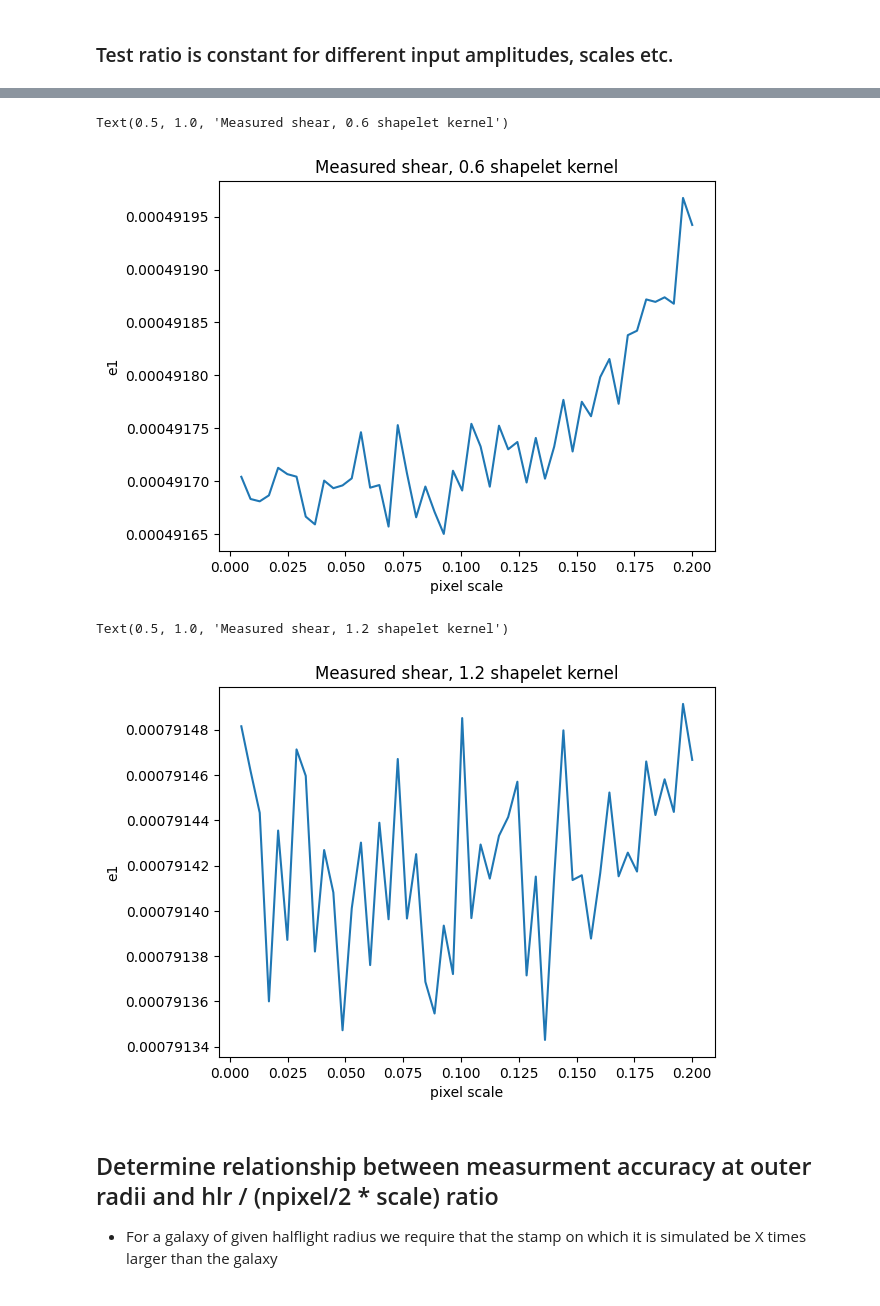
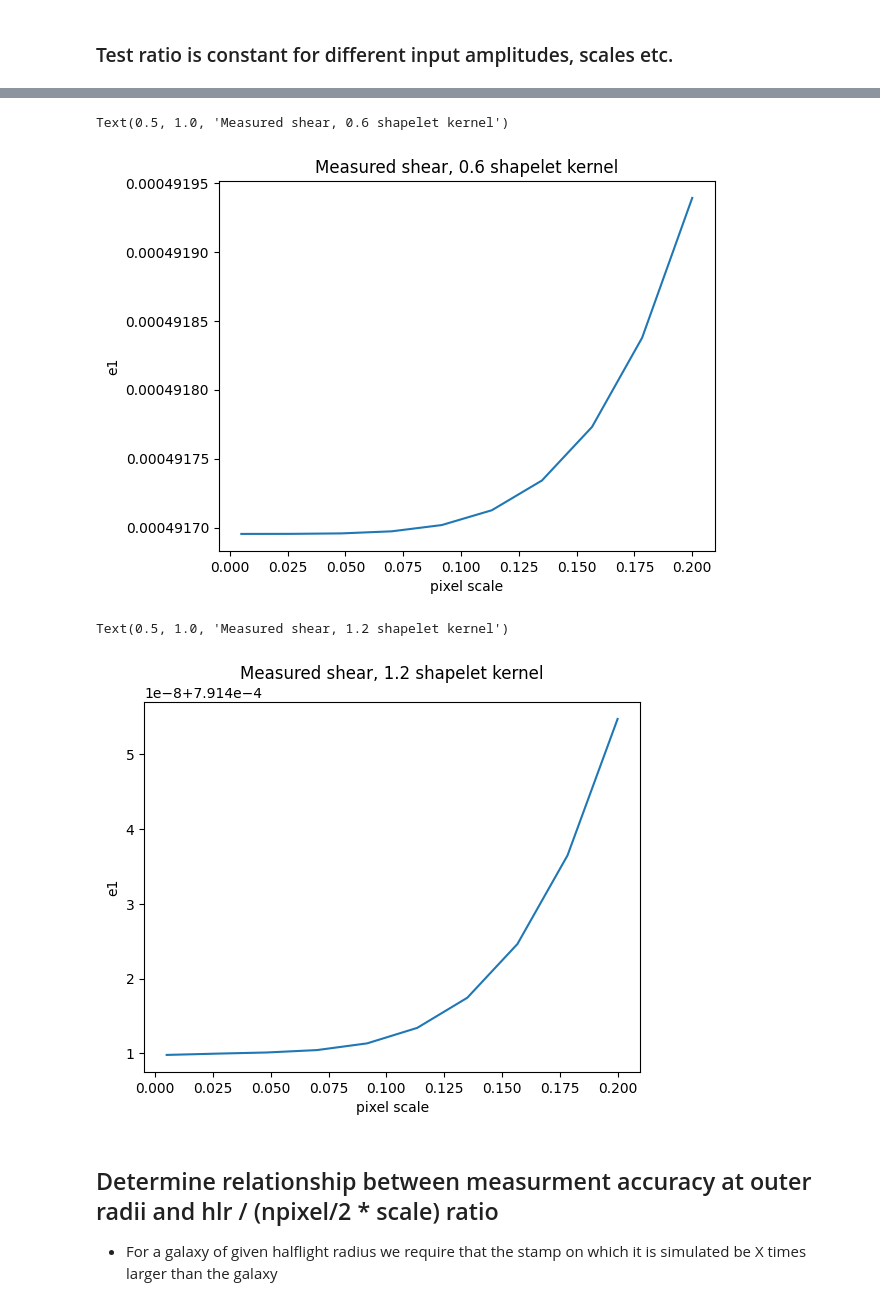
Before and after one commit to CMacM/BATSim, a Jupyter notebook: notebooks/validation/radial_IA_validation.ipynb, the cells around one changed output, grey strips where cells are left out. Saved outputs shown, nothing was run; the diff lists cells and outputs as text; code cells hidden in the pictures.

```diff
--- a/notebooks/validation/radial_IA_validation.ipynb
+++ b/notebooks/validation/radial_IA_validation.ipynb
@@ -56,10 +56,12 @@ print(A_dense_3[30]/A_dense_3[60])
 # %%
 ## create a galaxy with raidall dependent shear
 flux = 40
-scale = 60000
-hlr = 1.4e6
+scale = 0.2
+hlr = 1.5
 nn = 128
 trunc = 0
+
+print((nn/2 * scale )/ hlr)
 
 # create galaxy to be sampled by shear stamp objects
 sersic_gal = galsim.Sersic(n=1.5, half_light_radius=hlr, flux=flux, trunc=trunc)
@@ -289,7 +297,7 @@ def test_scales(scale):
 
     # fix galaxy size relative to stamp by adding more pixels
     # nn should be 8.533... times large than galaxy
-    nn = int((hlr * 8.533333333333333)/scale)
+    nn = int((hlr * 17.6)/scale)
 
     # apply lensing shear to galaxy
     stamp = Stamp(nn=nn, scale=scale, centering='fpfs')
@@ -327,7 +335,7 @@ def test_scales(scale):
 
     return a, inner, outer
 # %%
-scales = np.linspace(0.2,0.005,50)
+scales = np.linspace(0.2,0.005,10)
 
 a_scale = []
 in_bias_scale = []
@@ -420,16 +387,17 @@ plt.ylabel('e1')
 plt.title('Measured shear, 0.6 shapelet kernel')
 # %% [output]
 Text(0.5, 1.0, 'Measured shear, 0.6 shapelet kernel')
-[figure, old version]
+[figure, new version]
 # %%
+size_ratios = scales / hlr
 plt.plot(scales, out_bias_scale)
 plt.xlabel('pixel scale')
 plt.ylabel('e1')
 plt.yticks
 plt.title('Measured shear, 1.2 shapelet kernel')
 # %% [output]
 Text(0.5, 1.0, 'Measured shear, 1.2 shapelet kernel')
-[figure, old version]
+[figure, new version]
 # %% [markdown]
 ## Determine relationship between measurment accuracy at outer radii and hlr / (npixel/2 * scale) ratio
 - For a galaxy of given halflight radius we require that the stamp on which it is simulated be X times larger than the galaxy
```
Also changed, not shown: parts of 19 cells of this notebook, 5 other files.
